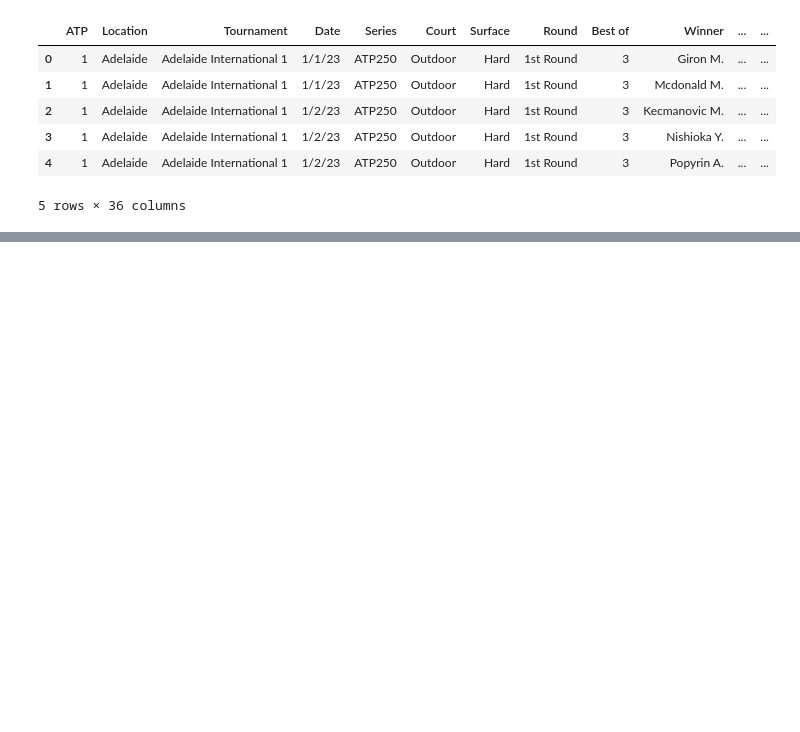
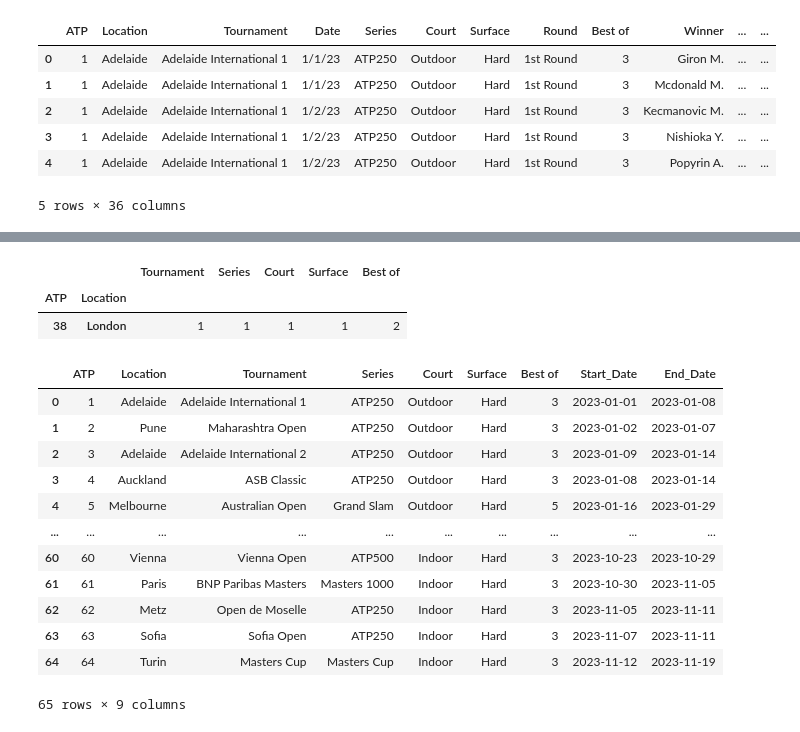
Before and after one commit to nick-benelli/Tennis-Data-Pipeline, a Jupyter notebook: notebooks/data-linking/timl-uk-link-att1.ipynb, the cells around one changed output, grey strips where cells are left out. Drawn from its saved outputs; the diff is of its cells as text; code cells hidden in the pictures; blank space fills up the shorter version.

```diff
--- a/notebooks/data-linking/timl-uk-link-att1.ipynb
+++ b/notebooks/data-linking/timl-uk-link-att1.ipynb
@@ -32,0 +64,36 @@ df_uk.head()
+# %%
+# ATP alone isn't a unique tournament id: tennis-data.co.uk reuses the same ATP
+# number for tournaments played concurrently in the same week (e.g. ATP 58 is
+# both Stockholm's Nordic Open and the Tokyo Japan Open in week 42, 2023).
+# Location disambiguates those, so key on (ATP, Location) instead.
+tourney_key = ["ATP", "Location"]
+info_cols = ["Tournament", "Series", "Court", "Surface", "Best of"]
+
+
+def mode_or_na(s: pd.Series):
+    """Most frequent value in the group (used to smooth over stray data-entry errors)."""
+    m = s.mode()
+    return m.iloc[0] if not m.empty else pd.NA
+
+
+# Guard: within each (ATP, Location) key, attributes should be consistent.
+# Anything flagged here is a genuine data-quality issue worth reviewing by hand.
+nunique_per_key = df_uk.groupby(tourney_key)[info_cols].nunique()
+inconsistent = nunique_per_key[(nunique_per_key > 1).any(axis=1)]
+
+if not inconsistent.empty:
+    print(f"Warning: {len(inconsistent)} tournament(s) have inconsistent attributes:")
+    display(inconsistent)
+else:
+    print("All tournament attributes are consistent within each (ATP, Location).")
+
+match_dates = pd.to_datetime(df_uk["Date"], format="%m/%d/%y")
+
+tournament_info = df_uk.groupby(tourney_key)[info_cols].agg(mode_or_na)
+date_range = match_dates.groupby([df_uk["ATP"], df_uk["Location"]]).agg(
+    Start_Date="min", End_Date="max"
+)
+
+uk_tournaments = tournament_info.join(date_range).reset_index()
+uk_tournaments
+# %% [output]
@@ -32,0 +101,16 @@ df_uk.head()
+|  |  | Tournament | Series | Court | Surface | Best of |
+| ATP | Location |  |  |  |  |  |
+| 38 | London | 1 | 1 | 1 | 1 | 2 |
+|  | ATP | Location | Tournament | Series | Court | Surface | Best of | Start_Date | End_Date |
+| 0 | 1 | Adelaide | Adelaide International 1 | ATP250 | Outdoor | Hard | 3 | 2023-01-01 | 2023-01-08 |
+| 1 | 2 | Pune | Maharashtra Open | ATP250 | Outdoor | Hard | 3 | 2023-01-02 | 2023-01-07 |
+| 2 | 3 | Adelaide | Adelaide International 2 | ATP250 | Outdoor | Hard | 3 | 2023-01-09 | 2023-01-14 |
+| 3 | 4 | Auckland | ASB Classic | ATP250 | Outdoor | Hard | 3 | 2023-01-08 | 2023-01-14 |
+| 4 | 5 | Melbourne | Australian Open | Grand Slam | Outdoor | Hard | 5 | 2023-01-16 | 2023-01-29 |
+| ... | ... | ... | ... | ... | ... | ... | ... | ... | ... |
+| 60 | 60 | Vienna | Vienna Open | ATP500 | Indoor | Hard | 3 | 2023-10-23 | 2023-10-29 |
+| 61 | 61 | Paris | BNP Paribas Masters | Masters 1000 | Indoor | Hard | 3 | 2023-10-30 | 2023-11-05 |
+| 62 | 62 | Metz | Open de Moselle | ATP250 | Indoor | Hard | 3 | 2023-11-05 | 2023-11-11 |
+| 63 | 63 | Sofia | Sofia Open | ATP250 | Indoor | Hard | 3 | 2023-11-07 | 2023-11-11 |
+| 64 | 64 | Turin | Masters Cup | Masters Cup | Indoor | Hard | 3 | 2023-11-12 | 2023-11-19 |
+65 rows × 9 columns
```
Also changed, not shown: parts of 16 cells of this notebook, 3 other files.
